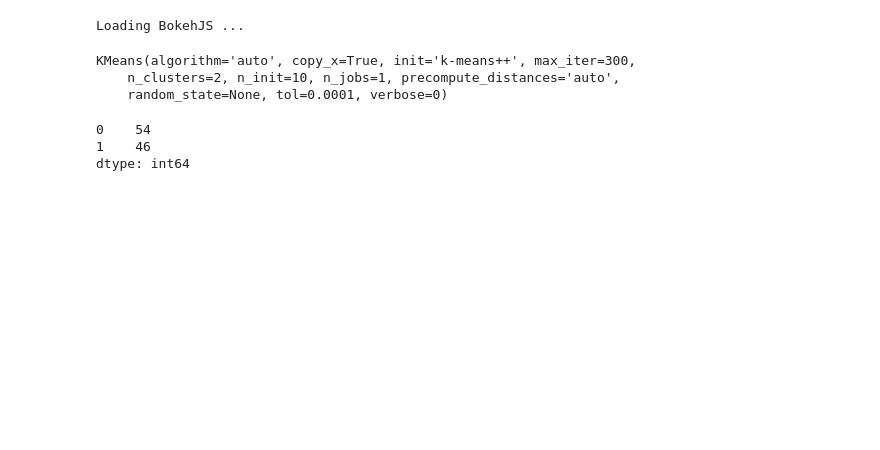
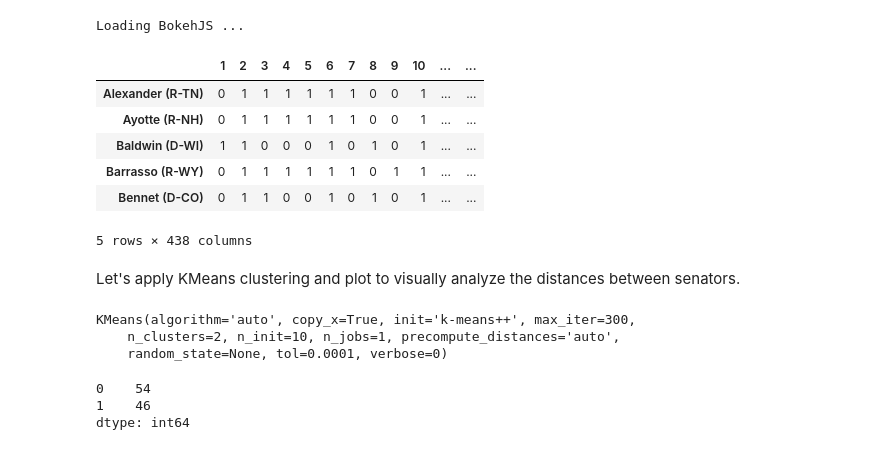
Before and after one commit to HigginTown/HouseDivided, a Jupyter notebook: scripts/pca_votes_clustering.ipynb, the cells around one changed output. Cells and saved outputs as stored; diff of their text form; code cells hidden in the pictures; blank space fills up the shorter version.

Commit message:
prelim clusters

```diff
--- a/scripts/pca_votes_clustering.ipynb
+++ b/scripts/pca_votes_clustering.ipynb
@@ -19,5 +21,5 @@ output_notebook()
 # %% [output]
 Loading BokehJS ...
 # %%
-votes = pd.read_csv('/../data/cleaned_votes.csv', index_col=0)
+votes = pd.read_csv('../data/cleaned_votes.csv', index_col=0)
 # %%
@@ -25,3 +27,15 @@ c = votes.iloc[:, :-1].T
+# %%
+c.head()
+# %% [output]
+|  | 1 | 2 | 3 | 4 | 5 | 6 | 7 | 8 | 9 | 10 | ... | ... |
+| Alexander (R-TN) | 0 | 1 | 1 | 1 | 1 | 1 | 1 | 0 | 0 | 1 | ... | ... |
+| Ayotte (R-NH) | 0 | 1 | 1 | 1 | 1 | 1 | 1 | 0 | 0 | 1 | ... | ... |
+| Baldwin (D-WI) | 1 | 1 | 0 | 0 | 0 | 1 | 0 | 1 | 0 | 1 | ... | ... |
+| Barrasso (R-WY) | 0 | 1 | 1 | 1 | 1 | 1 | 1 | 0 | 1 | 1 | ... | ... |
+| Bennet (D-CO) | 0 | 1 | 1 | 0 | 0 | 1 | 0 | 1 | 0 | 1 | ... | ... |
+5 rows × 438 columns
+# %% [markdown]
+Let's apply KMeans clustering and plot to visually analyze the distances between senators.
 # %%
 km = KMeans(n_clusters=2)
 km.fit(c)
```
Also changed, not shown: parts of 12 cells of this notebook, 2 other files.
